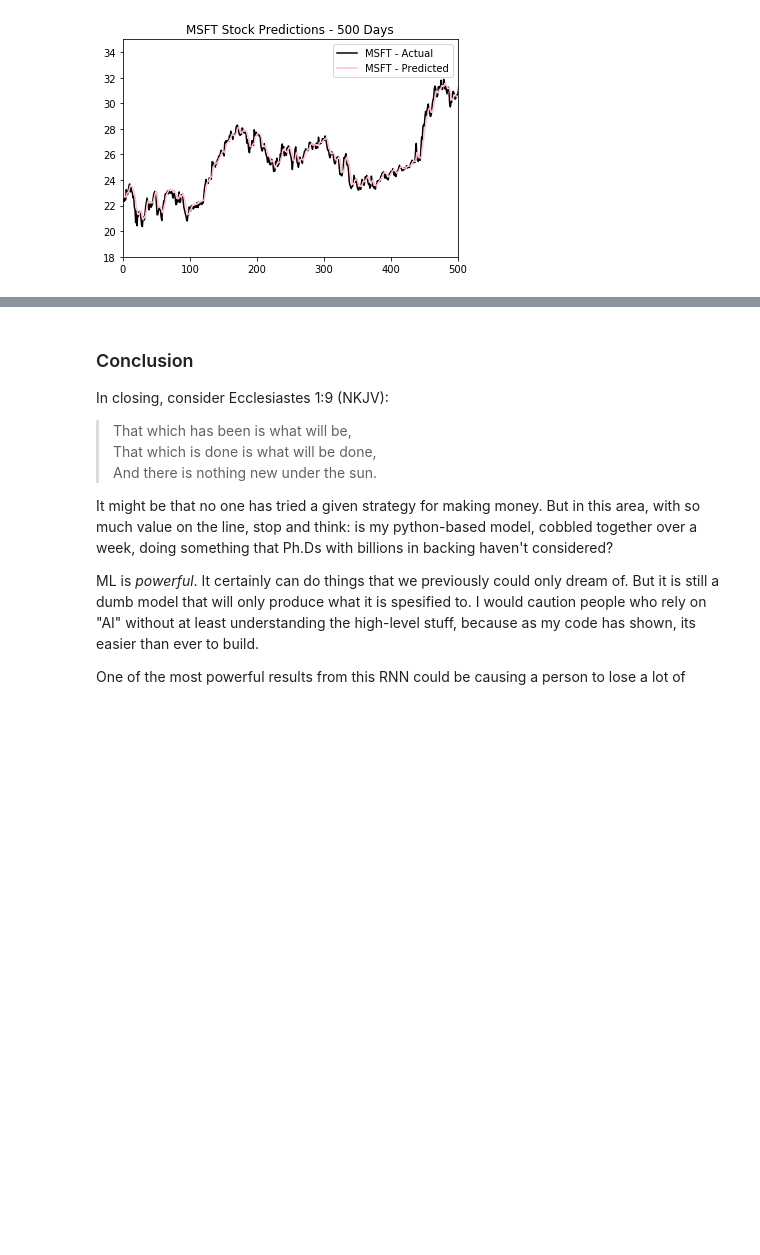
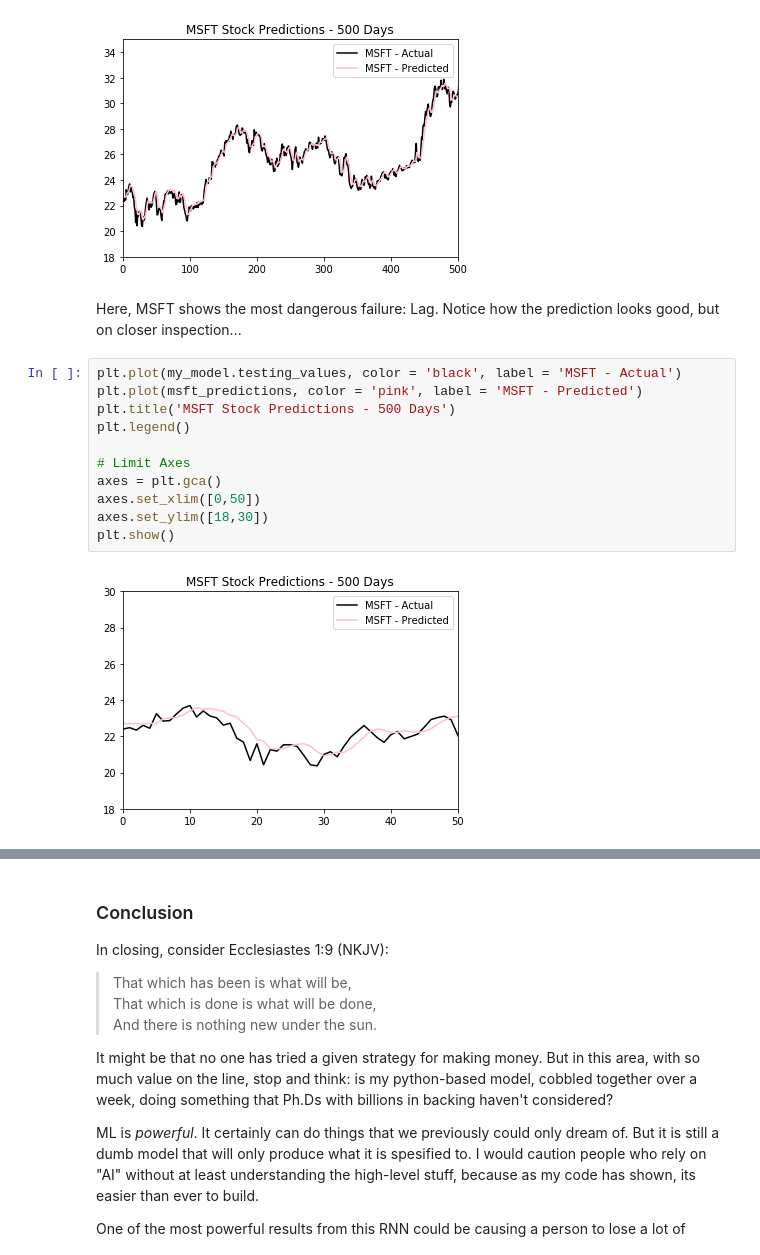
Before and after one commit to Qrbaker/cs344, a Jupyter notebook: project/report.ipynb, the cells around one changed output, grey strips where cells are left out. Cells and saved outputs as stored; diff of their text form; blank space fills up the shorter version.

Commit message:
added close-up view of MSFT

```diff
--- a/project/report.ipynb
+++ b/project/report.ipynb
@@ -247,4 +247,19 @@ axes.set_ylim([18,35])
 plt.show()
 # %% [output]
 [figure]
+# %% [markdown]
+Here, MSFT shows the most dangerous failure: Lag. Notice how the prediction looks good, but on closer inspection...
+# %%
+plt.plot(my_model.testing_values, color = 'black', label = 'MSFT - Actual')
+plt.plot(msft_predictions, color = 'pink', label = 'MSFT - Predicted')
+plt.title('MSFT Stock Predictions - 500 Days')
+plt.legend()
+
+# Limit Axes
+axes = plt.gca()
+axes.set_xlim([0,50])
+axes.set_ylim([18,30])
+plt.show()
+# %% [output]
+[figure, added]
 # %% [markdown]
```
Also changed, not shown: parts of 1 cell of this notebook.
